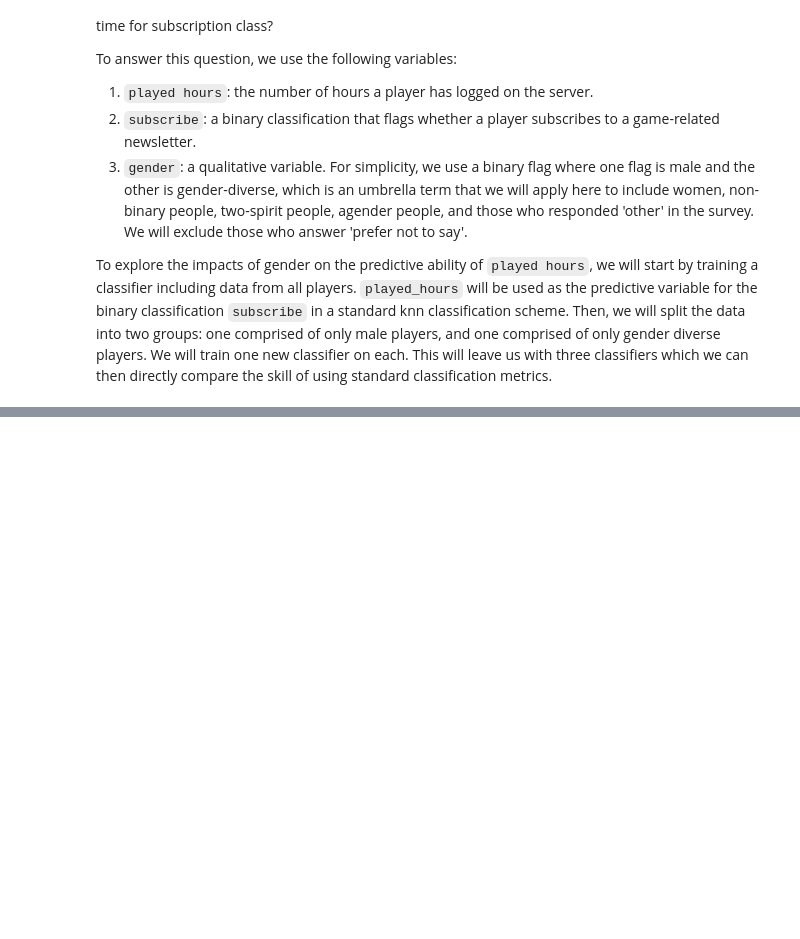
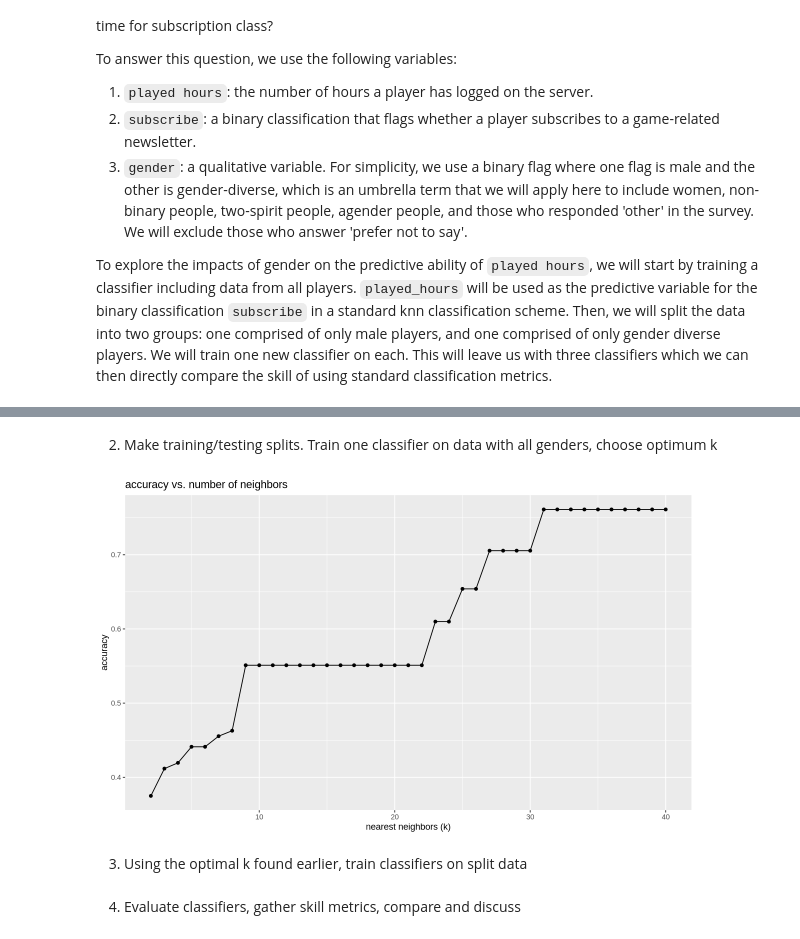
Before and after one commit to kathleenramsey/dsci100_group23, a Jupyter notebook: FINAL_PROJECT_23.ipynb, the cells around one changed output, grey strips where cells are left out. Drawn from its saved outputs; the diff is of its cells as text; code cells hidden in the pictures; blank space fills up the shorter version.

```diff
--- a/FINAL_PROJECT_23.ipynb
+++ b/FINAL_PROJECT_23.ipynb
@@ -29,0 +115,52 @@ players
+# %% [markdown]
+2. Make training/testing splits. Train one classifier on data with all genders, choose optimum k
+# %%
+# refer to worksheets/tutorials on classification ???
+# use a CV (probably 4-fold) to do training/validation only on the players_full set, not the split sets
+# i don't think that the split sets have enough data points to do a good train/test split and still get reliable results from CV
+# so if we can find a k value with just the full set we can use that k value for the split sets too.
+
+set.seed(23)
+
+full_split <- initial_split(players_full, prop = 0.75, strata = subscribe)
+full_train <- training(full_split)
+full_test <- testing(full_split)
+
+k_vals <- tibble(neighbors = c(2:40))
+knn_vfold <- vfold_cv(full_train, v = 4, strata = subscribe)
+
+knn_tune <- nearest_neighbor(weight_func = "rectangular", neighbors = tune()) |>
+  set_engine("kknn") |>
+  set_mode("classification")
+
+knn_recipe <- recipe(subscribe ~ played_hours, data = full_train)
+
+knn_workflow <- workflow() |>
+    add_recipe(knn_recipe) |>
+    add_model(knn_tune)
+
+knn_results <- tune_grid(
+    knn_workflow,
+    resamples = knn_vfold,
+    grid = k_vals
+)
+
+knn_metrics <- knn_results |>
+    collect_metrics() |>
+    filter(.metric == "accuracy")
+
+cross_val_plot <- knn_metrics |>
+    ggplot(aes(x = neighbors, y = mean)) +
+    geom_point() +
+    geom_line() +
+    labs(title = "accuracy vs. number of neighbors",
+         x = "nearest neighbors (k)",
+         y = "accuracy")
+
+print(cross_val_plot)
+# %% [output]
+[figure, added]
+# %% [markdown]
+3. Using the optimal k found earlier, train classifiers on split data
+# %% [markdown]
+4. Evaluate classifiers, gather skill metrics, compare and discuss
```
Also changed, not shown: parts of 6 cells of this notebook, 1 other file.
